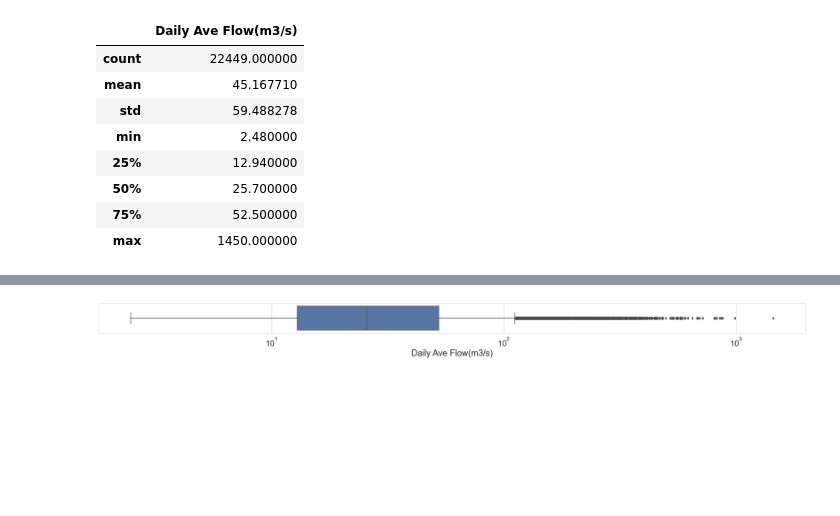
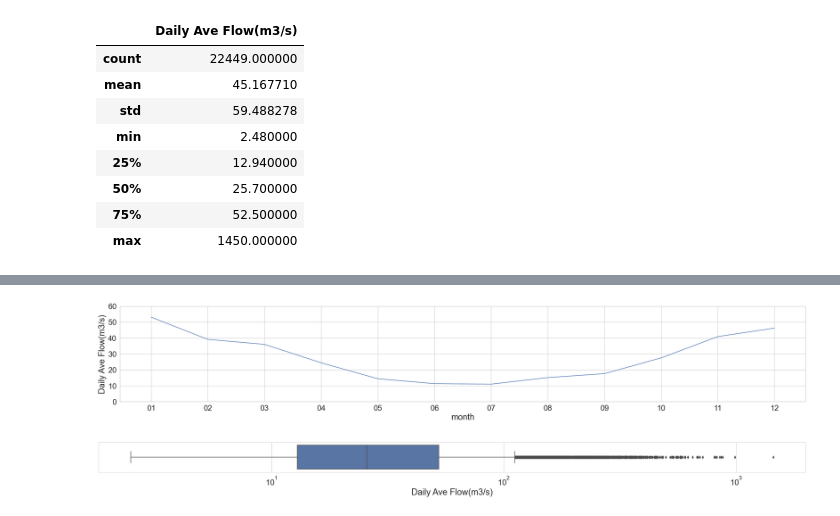
Before and after one commit to MrTeacup1/River_Tyne_Fish_Counts, a Jupyter notebook: River_Tyne_Fish_Counts.ipynb, the cells around one changed output, grey strips where cells are left out. Saved outputs shown, nothing was run; the diff lists cells and outputs as text; code cells hidden in the pictures; blank space fills up the shorter version.

Commit message:
Performed more exploratory Data analysis on river flow in River Tyne. Will now explore datasets in more detail and clean up jupyter file

```diff
--- a/River_Tyne_Fish_Counts.ipynb
+++ b/River_Tyne_Fish_Counts.ipynb
@@ -48,0 +51,8 @@ GDF.describe()
+# %%
+#Splitting date into year, month and day fields
+GDF['year'] = GDF.Date.str.slice(0,4)
+GDF['month'] = GDF.Date.str.slice(5,7)
+GDF['day'] = GDF.Date.str.slice(8,10)
+# %%
+year_flow_ave = GDF[['month', 'Daily Ave Flow(m3/s)']].groupby(['month'], as_index=False).median().sort_values(by='month')
+year_flow_ave.head(12)
@@ -49,3 +73,8 @@ GDF.describe()
+# %%
+plt.figure(figsize=(35,5))
+MonthFlowMedianPlot = sns.lineplot(x="month", y="Daily Ave Flow(m3/s)", data=year_flow_ave).set(ylim=(0, 60));
+# %% [output]
+[figure, added]
 # %%
 plt.figure(figsize=(35,1.5))
 sns.set(style="whitegrid", font_scale=2)
```
Also changed, not shown: parts of 4 cells of this notebook.
